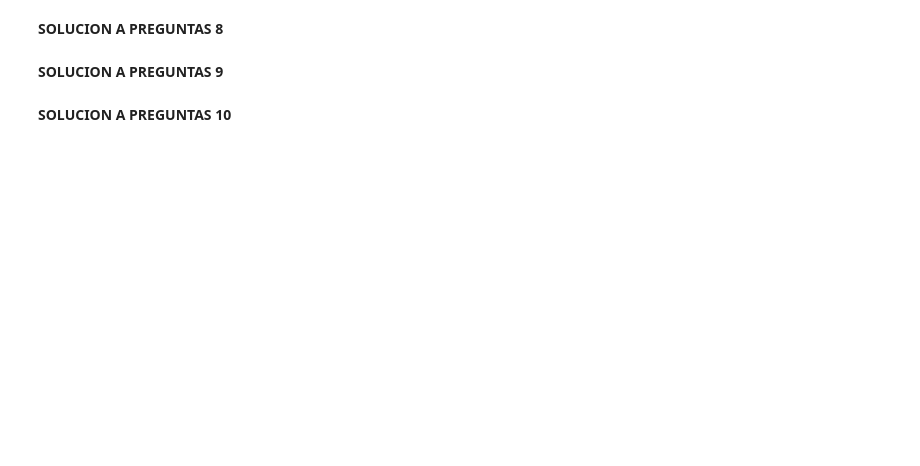
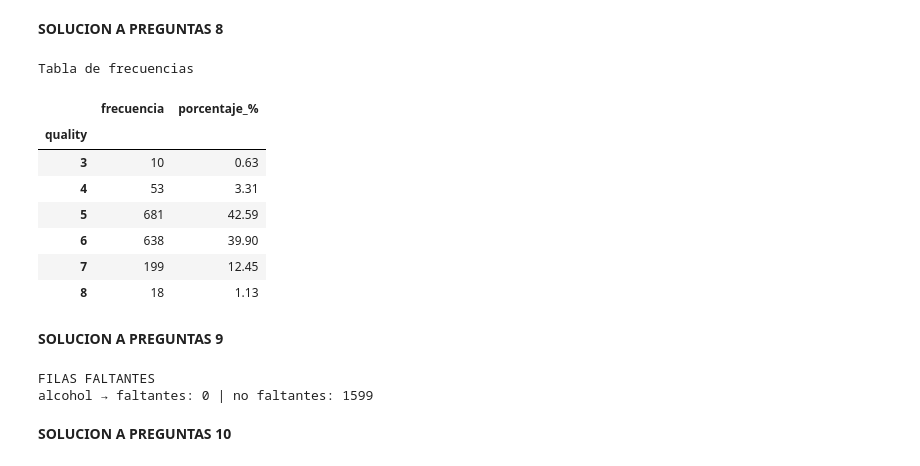
Before and after one commit to dianacquirogas-bot/Sistemas-Avanzados-con-Python_Taller-1, a Jupyter notebook: QuimbayoHelena_QuirogaDiana_CastroDuvan.ipynb, the cells around one changed output. Saved outputs shown, nothing was run; the diff lists cells and outputs as text; code cells hidden in the pictures; blank space fills up the shorter version.

```diff
--- a/QuimbayoHelena_QuirogaDiana_CastroDuvan.ipynb
+++ b/QuimbayoHelena_QuirogaDiana_CastroDuvan.ipynb
@@ -959,6 +1035,33 @@ Datos cargados exitosamente:
 # %% [markdown]
 **SOLUCION A PREGUNTAS 8**
+# %%
+"Tabla de frecuencia categórica"
+print("Tabla de frecuencias")
+freq_abs = VINOS['quality'].value_counts().sort_index()
+freq_rel = (VINOS['quality'].value_counts(normalize=True).sort_index() * 100).round(2)
+tabla_freq = pd.DataFrame({'frecuencia': freq_abs, 'porcentaje_%': freq_rel})
+display(tabla_freq)
+# %% [output]
+Tabla de frecuencias
+|  | frecuencia | porcentaje_% |
+| quality |  |  |
+| 3 | 10 | 0.63 |
+| 4 | 53 | 3.31 |
+| 5 | 681 | 42.59 |
+| 6 | 638 | 39.90 |
+| 7 | 199 | 12.45 |
+| 8 | 18 | 1.13 |
 # %% [markdown]
 **SOLUCION A PREGUNTAS 9**
+# %%
+"FILAS FALTANTES"
+"ejercicio 4"
+print("FILAS FALTANTES")
+faltantes_alcohol = pd.isnull(VINOS["alcohol"]).sum()
+no_faltantes_alcohol = pd.notnull(VINOS["alcohol"]).sum()
+print("alcohol → faltantes:", faltantes_alcohol, "| no faltantes:", no_faltantes_alcohol)
+# %% [output]
+FILAS FALTANTES
+alcohol → faltantes: 0 | no faltantes: 1599
 # %% [markdown]
 **SOLUCION A PREGUNTAS 10**
```
Also changed, not shown: parts of 6 cells of this notebook.
